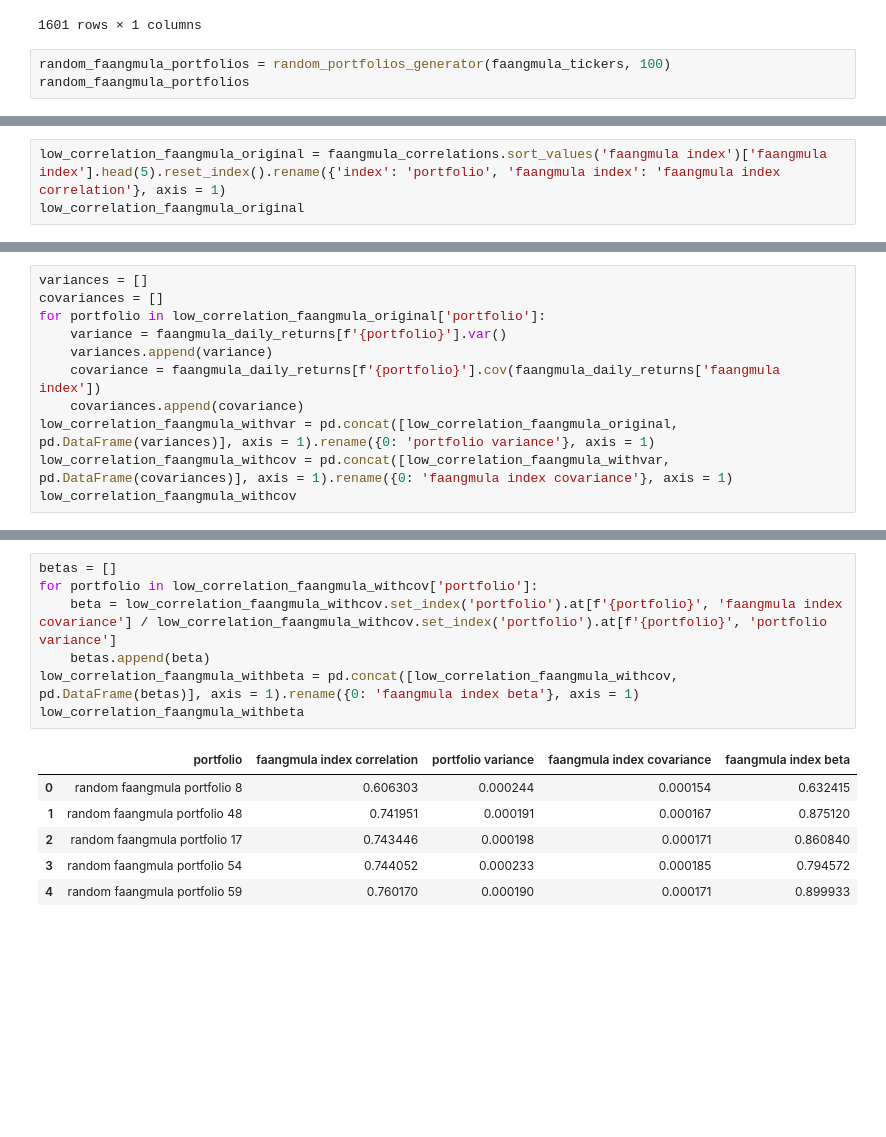
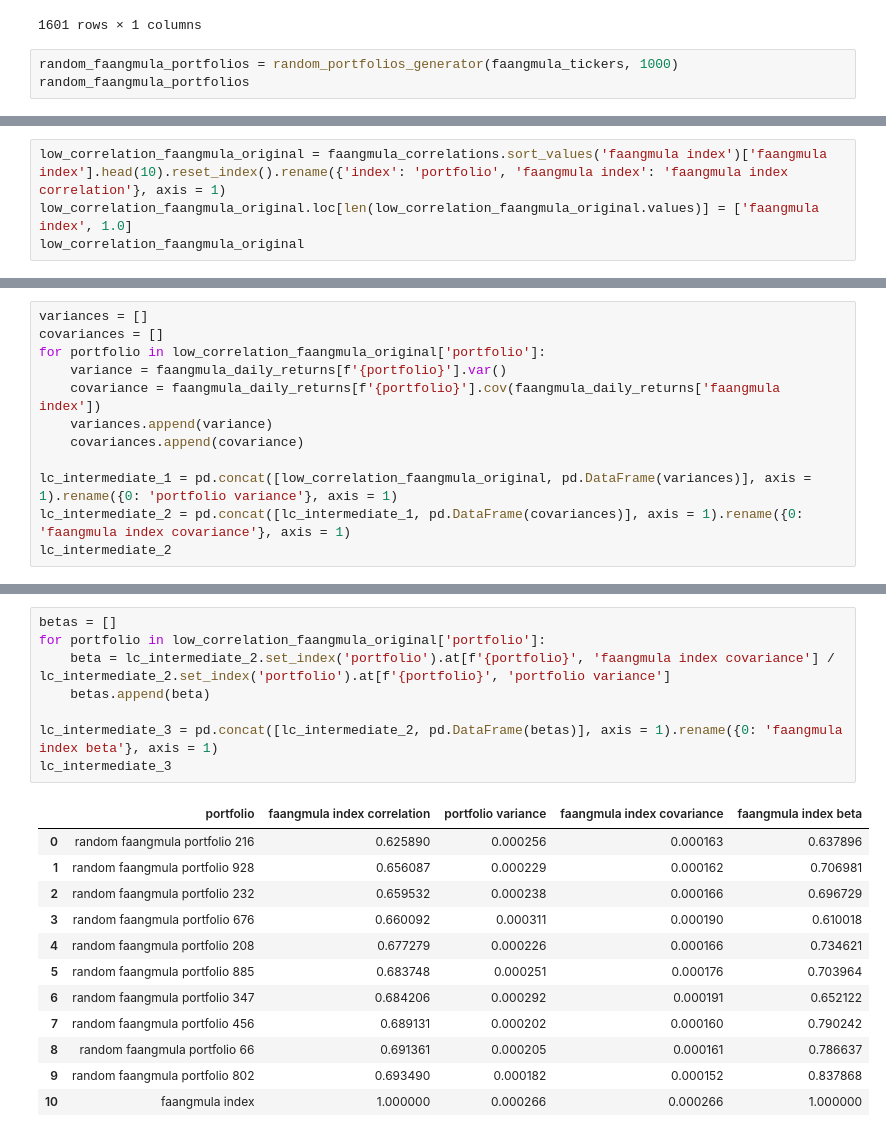
Before and after one commit to kennethologist/UPENN-GP4-P1, a Jupyter notebook: notebooks/alex.ipynb, the cells around one changed output, grey strips where cells are left out. Drawn from its saved outputs; the diff is of its cells as text; blank space fills up the shorter version.

```diff
--- a/notebooks/alex.ipynb
+++ b/notebooks/alex.ipynb
@@ -116,7 +123,7 @@ faangmula_cap_daily_returns
 | 2022-04-08 | -0.014872 |
 1601 rows × 1 columns
 # %%
-random_faangmula_portfolios = random_portfolios_generator(faangmula_tickers, 100)
+random_faangmula_portfolios = random_portfolios_generator(faangmula_tickers, 1000)
 random_faangmula_portfolios
 # %% [output]
 |  | ticker | random weights 1 | random weights 2 | random weights 3 | random weights 4 | random weights 5 | ... |
@@ -192,5 +199,6 @@ faangmula_correlations
 # %%
-low_correlation_faangmula_original = faangmula_correlations.sort_values('faangmula index')['faangmula index'].head(5).reset_index().rename({'index': 'portfolio', 'faangmula index': 'faangmula index correlation'}, axis = 1)
+low_correlation_faangmula_original = faangmula_correlations.sort_values('faangmula index')['faangmula index'].head(10).reset_index().rename({'index': 'portfolio', 'faangmula index': 'faangmula index correlation'}, axis = 1)
+low_correlation_faangmula_original.loc[len(low_correlation_faangmula_original.values)] = ['faangmula index', 1.0]
 low_correlation_faangmula_original
 # %% [output]
 |  | portfolio | faangmula index correlation |
@@ -204,11 +218,12 @@ variances = []
 covariances = []
 for portfolio in low_correlation_faangmula_original['portfolio']:
     variance = faangmula_daily_returns[f'{portfolio}'].var()
+    covariance = faangmula_daily_returns[f'{portfolio}'].cov(faangmula_daily_returns['faangmula index'])
     variances.append(variance)
-    covariance = faangmula_daily_returns[f'{portfolio}'].cov(faangmula_daily_returns['faangmula index'])
     covariances.append(covariance)
-low_correlation_faangmula_withvar = pd.concat([low_correlation_faangmula_original, pd.DataFrame(variances)], axis = 1).rename({0: 'portfolio variance'}, axis = 1)
-low_correlation_faangmula_withcov = pd.concat([low_correlation_faangmula_withvar, pd.DataFrame(covariances)], axis = 1).rename({0: 'faangmula index covariance'}, axis = 1)
-low_correlation_faangmula_withcov
+
+lc_intermediate_1 = pd.concat([low_correlation_faangmula_original, pd.DataFrame(variances)], axis = 1).rename({0: 'portfolio variance'}, axis = 1)
+lc_intermediate_2 = pd.concat([lc_intermediate_1, pd.DataFrame(covariances)], axis = 1).rename({0: 'faangmula index covariance'}, axis = 1)
+lc_intermediate_2
 # %% [output]
 |  | portfolio | faangmula index correlation | portfolio variance | faangmula index covariance |
@@ -220,14 +241,21 @@ low_correlation_faangmula_withcov
 # %%
 betas = []
-for portfolio in low_correlation_faangmula_withcov['portfolio']:
-    beta = low_correlation_faangmula_withcov.set_index('portfolio').at[f'{portfolio}', 'faangmula index covariance'] / low_correlation_faangmula_withcov.set_index('portfolio').at[f'{portfolio}', 'portfolio variance']
+for portfolio in low_correlation_faangmula_original['portfolio']:
+    beta = lc_intermediate_2.set_index('portfolio').at[f'{portfolio}', 'faangmula index covariance'] / lc_intermediate_2.set_index('portfolio').at[f'{portfolio}', 'portfolio variance']
     betas.append(beta)
-low_correlation_faangmula_withbeta = pd.concat([low_correlation_faangmula_withcov, pd.DataFrame(betas)], axis = 1).rename({0: 'faangmula index beta'}, axis = 1)
-low_correlation_faangmula_withbeta
+
+lc_intermediate_3 = pd.concat([lc_intermediate_2, pd.DataFrame(betas)], axis = 1).rename({0: 'faangmula index beta'}, axis = 1)
+lc_intermediate_3
 # %% [output]
 |  | portfolio | faangmula index correlation | portfolio variance | faangmula index covariance | faangmula index beta |
-| 0 | random faangmula portfolio 8 | 0.606303 | 0.000244 | 0.000154 | 0.632415 |
-| 1 | random faangmula portfolio 48 | 0.741951 | 0.000191 | 0.000167 | 0.875120 |
-| 2 | random faangmula portfolio 17 | 0.743446 | 0.000198 | 0.000171 | 0.860840 |
-| 3 | random faangmula portfolio 54 | 0.744052 | 0.000233 | 0.000185 | 0.794572 |
-| 4 | random faangmula portfolio 59 | 0.760170 | 0.000190 | 0.000171 | 0.899933 |
+| 0 | random faangmula portfolio 216 | 0.625890 | 0.000256 | 0.000163 | 0.637896 |
+| 1 | random faangmula portfolio 928 | 0.656087 | 0.000229 | 0.000162 | 0.706981 |
+| 2 | random faangmula portfolio 232 | 0.659532 | 0.000238 | 0.000166 | 0.696729 |
+| 3 | random faangmula portfolio 676 | 0.660092 | 0.000311 | 0.000190 | 0.610018 |
+| 4 | random faangmula portfolio 208 | 0.677279 | 0.000226 | 0.000166 | 0.734621 |
+| 5 | random faangmula portfolio 885 | 0.683748 | 0.000251 | 0.000176 | 0.703964 |
+| 6 | random faangmula portfolio 347 | 0.684206 | 0.000292 | 0.000191 | 0.652122 |
+| 7 | random faangmula portfolio 456 | 0.689131 | 0.000202 | 0.000160 | 0.790242 |
+| 8 | random faangmula portfolio 66 | 0.691361 | 0.000205 | 0.000161 | 0.786637 |
+| 9 | random faangmula portfolio 802 | 0.693490 | 0.000182 | 0.000152 | 0.837868 |
+| 10 | faangmula index | 1.000000 | 0.000266 | 0.000266 | 1.000000 |
```
Also changed, not shown: parts of 18 cells of this notebook.
